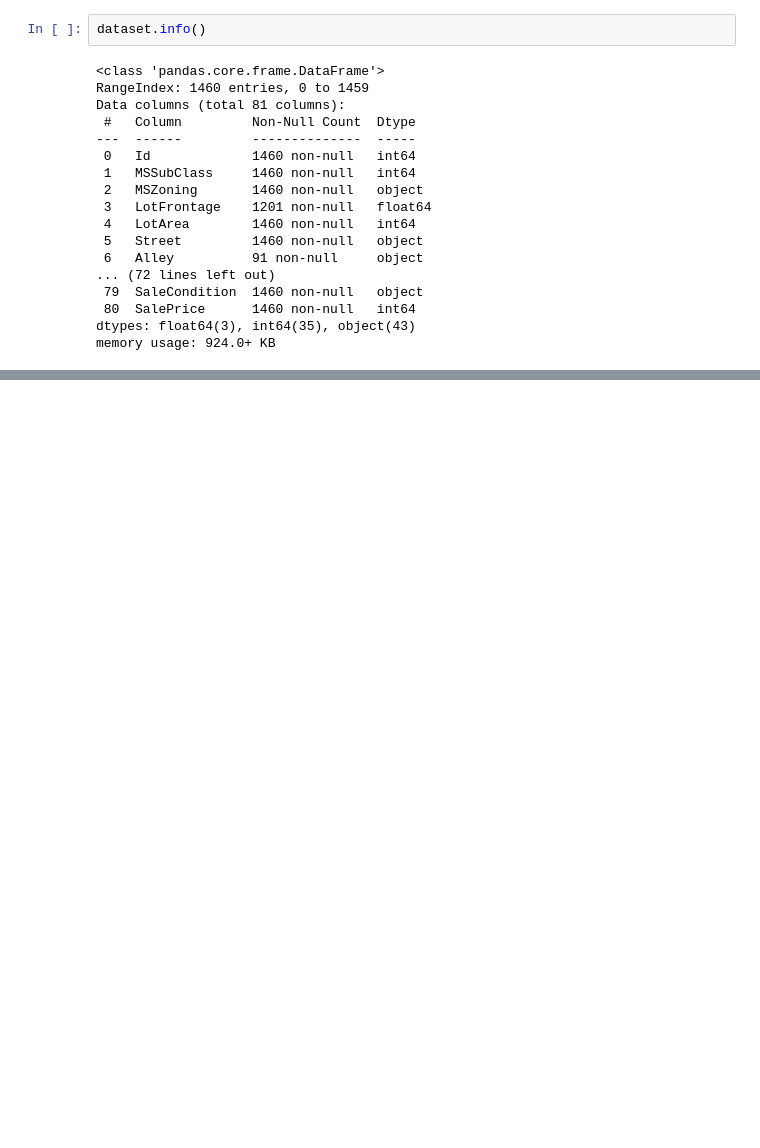
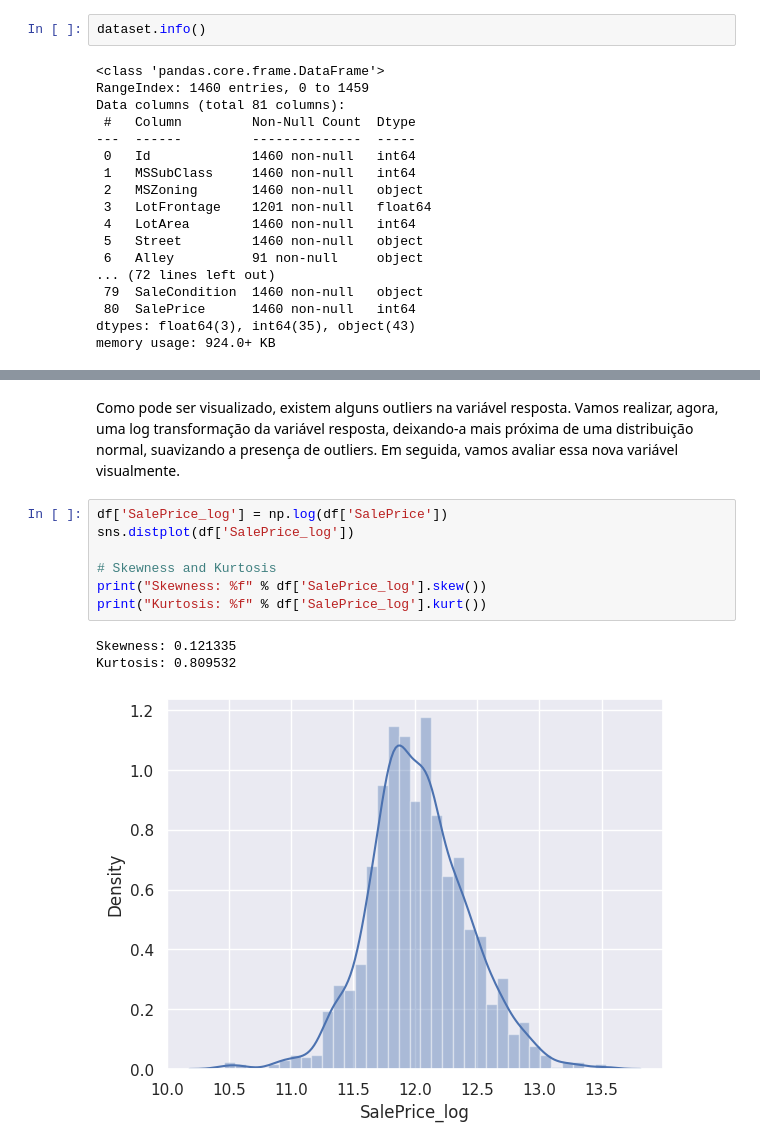
Before and after one commit to thomaschiari/ML_AI-Training, a Jupyter notebook: M1-Introduction/Exploratory-Preprocessing.ipynb, the cells around one changed output, grey strips where cells are left out. Saved outputs shown, nothing was run; the diff lists cells and outputs as text; blank space fills up the shorter version.

```diff
--- a/M1-Introduction/Exploratory-Preprocessing.ipynb
+++ b/M1-Introduction/Exploratory-Preprocessing.ipynb
@@ -106,0 +115,13 @@ Após analisar a documentação do dataset, pudemos separar as variáveis em 3 g
+# %% [markdown]
+Como pode ser visualizado, existem alguns outliers na variável resposta. Vamos realizar, agora, uma log transformação da variável resposta, deixando-a mais próxima de uma distribuição normal, suavizando a presença de outliers. Em seguida, vamos avaliar essa nova variável visualmente.
+# %%
+df['SalePrice_log'] = np.log(df['SalePrice'])
+sns.distplot(df['SalePrice_log'])
+
+# Skewness and Kurtosis
+print("Skewness: %f" % df['SalePrice_log'].skew())
+print("Kurtosis: %f" % df['SalePrice_log'].kurt())
+# %% [output]
+Skewness: 0.121335
+Kurtosis: 0.809532
+[figure, added]
```
Also changed, not shown: parts of 22 cells of this notebook.
